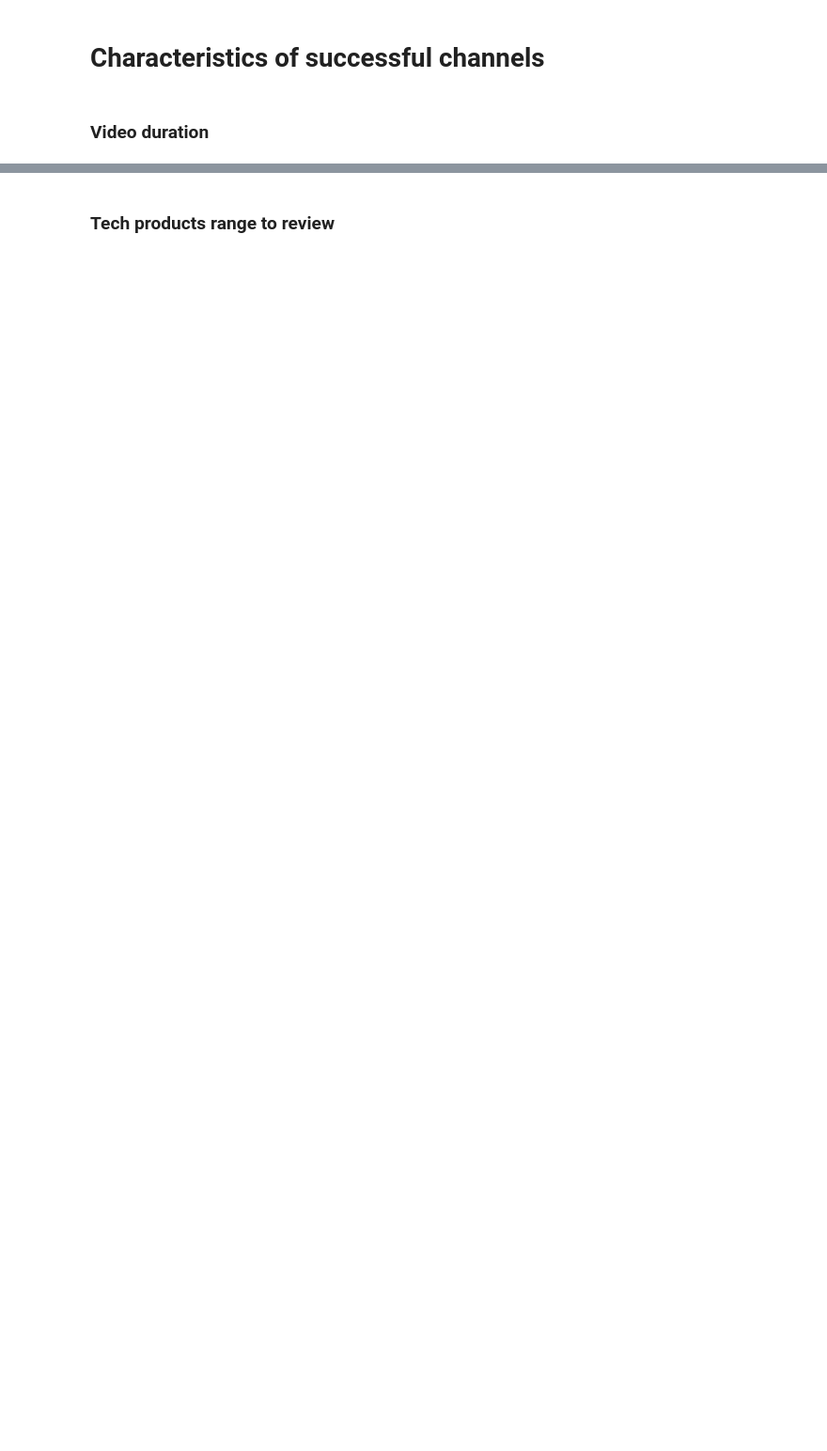
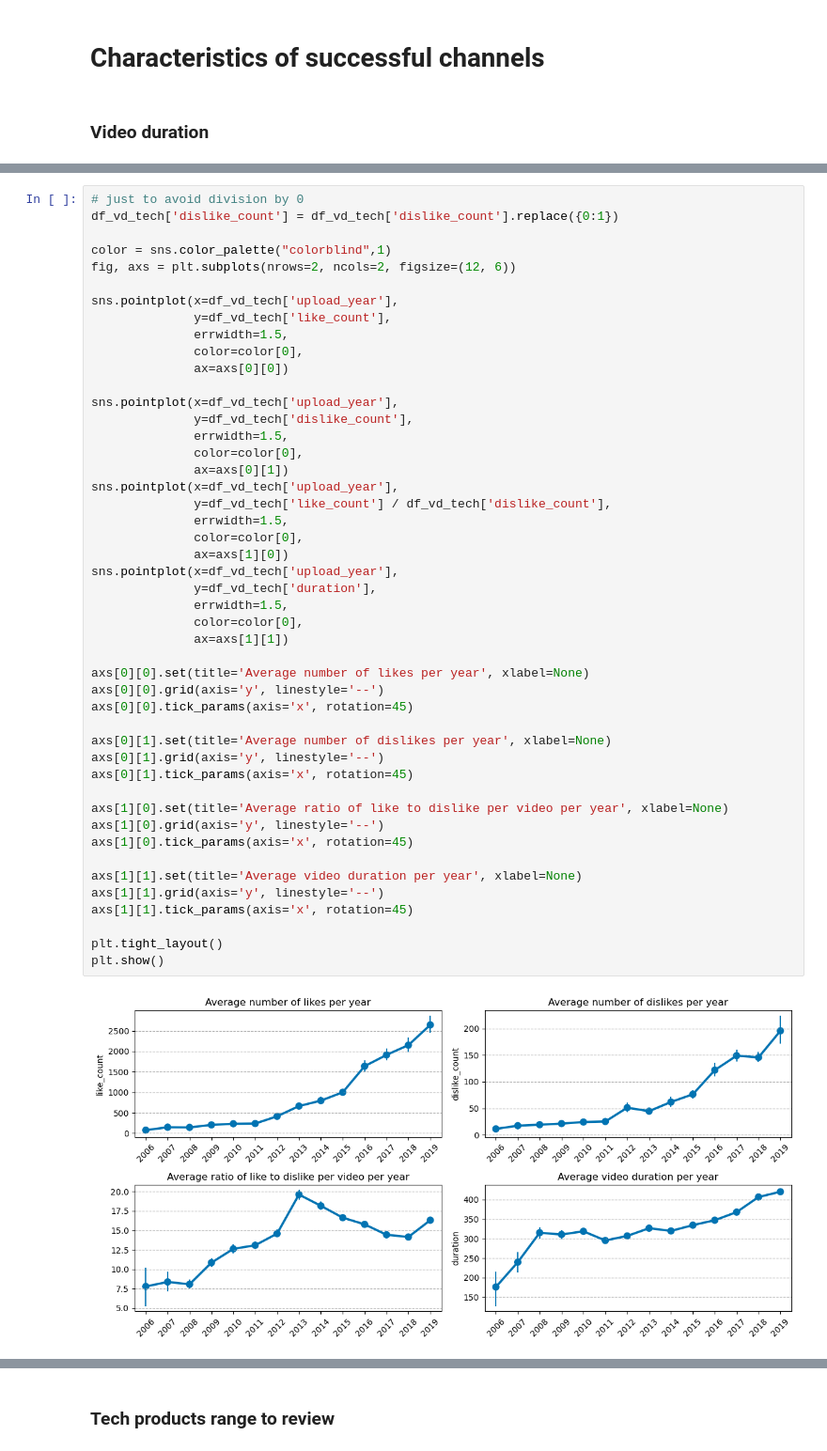
Before and after one commit to epfl-ada/ada-2023-project-datasquad2023, a Jupyter notebook: milestone_2.ipynb, the cells around one changed output, grey strips where cells are left out. Shown at 94% size. Drawn from its saved outputs; the diff is of its cells as text; blank space fills up the shorter version.

```diff
--- a/milestone_2.ipynb
+++ b/milestone_2.ipynb
@@ -229,0 +271,49 @@ df_tech_review_mt = pd.read_csv(PATH_YT_TECH_CHANNELS_METADATA, sep="\t", compre
+# %%
+# just to avoid division by 0
+df_vd_tech['dislike_count'] = df_vd_tech['dislike_count'].replace({0:1})
+
+color = sns.color_palette("colorblind",1)
+fig, axs = plt.subplots(nrows=2, ncols=2, figsize=(12, 6))
+
+sns.pointplot(x=df_vd_tech['upload_year'],
+              y=df_vd_tech['like_count'],
+              errwidth=1.5,
+              color=color[0],
+              ax=axs[0][0])
+
+sns.pointplot(x=df_vd_tech['upload_year'],
+              y=df_vd_tech['dislike_count'],
+              errwidth=1.5,
+              color=color[0],
+              ax=axs[0][1])
+sns.pointplot(x=df_vd_tech['upload_year'],
+              y=df_vd_tech['like_count'] / df_vd_tech['dislike_count'],
+              errwidth=1.5,
+              color=color[0],
+              ax=axs[1][0])
+sns.pointplot(x=df_vd_tech['upload_year'],
+              y=df_vd_tech['duration'],
+              errwidth=1.5,
+              color=color[0],
+              ax=axs[1][1])
+
+axs[0][0].set(title='Average number of likes per year', xlabel=None)
+axs[0][0].grid(axis='y', linestyle='--')
+axs[0][0].tick_params(axis='x', rotation=45)
+
+axs[0][1].set(title='Average number of dislikes per year', xlabel=None)
+axs[0][1].grid(axis='y', linestyle='--')
+axs[0][1].tick_params(axis='x', rotation=45)
+
+axs[1][0].set(title='Average ratio of like to dislike per video per year', xlabel=None)
+axs[1][0].grid(axis='y', linestyle='--')
+axs[1][0].tick_params(axis='x', rotation=45)
+
+axs[1][1].set(title='Average video duration per year', xlabel=None)
+axs[1][1].grid(axis='y', linestyle='--')
+axs[1][1].tick_params(axis='x', rotation=45)
+
+plt.tight_layout()
+plt.show()
+# %% [output]
+[figure, added]
```
Also changed, not shown: parts of 42 cells of this notebook, 7 other files.
